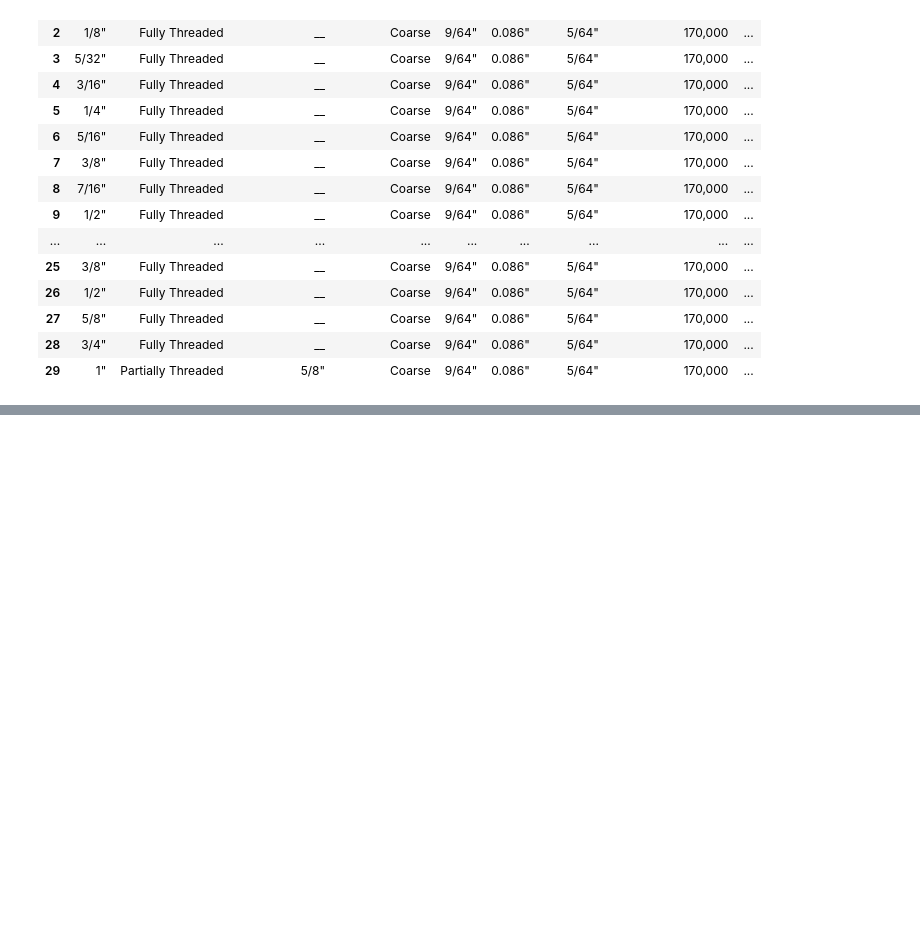
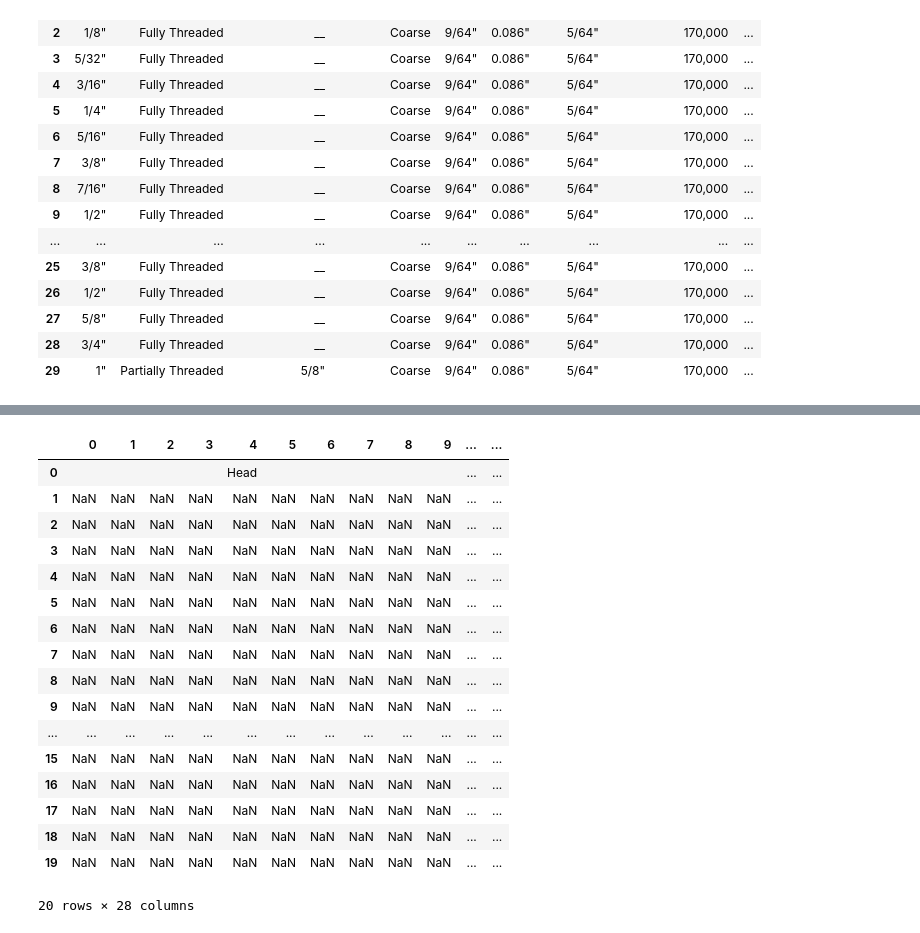
Before and after one commit to adkprakash/data-studio-rag, a Jupyter notebook: final.ipynb, the cells around one changed output, grey strips where cells are left out. Cells and saved outputs as stored; diff of their text form; code cells hidden in the pictures; blank space fills up the shorter version.

```diff
--- a/final.ipynb
+++ b/final.ipynb
@@ -206,3 +211,9 @@ assign_material_surface_df.head(35)
 | 27 | 5/8" | Fully Threaded | __ | Coarse | 9/64" | 0.086" | 5/64" | 170,000 | ... |
 | 28 | 3/4" | Fully Threaded | __ | Coarse | 9/64" | 0.086" | 5/64" | 170,000 | ... |
 | 29 | 1" | Partially Threaded | 5/8" | Coarse | 9/64" | 0.086" | 5/64" | 170,000 | ... |
+# %%
+"""header_df[3].columns = header_df[3].iloc[0]
+header_df[3] = header_df[3].reset_index(drop=True)
+
+
+assign_material_surface_df.columns = header_df[3].columns"""
@@ -208,0 +288,2 @@ assign_material_surface_df.head(35)
+# %%
+body_sliced = assign_material_surface_df.reset_index(drop=True)
@@ -208,0 +310,23 @@ assign_material_surface_df.head(35)
+# %%
+merged_df = pd.concat([header_sliced, body_sliced], axis=1)
+# %%
+merged_df.head(20)
+# %% [output]
+|  | 0 | 1 | 2 | 3 | 4 | 5 | 6 | 7 | 8 | 9 | ... | ... |
+| 0 |  |  |  |  | Head |  |  |  |  |  | ... | ... |
+| 1 | NaN | NaN | NaN | NaN | NaN | NaN | NaN | NaN | NaN | NaN | ... | ... |
+| 2 | NaN | NaN | NaN | NaN | NaN | NaN | NaN | NaN | NaN | NaN | ... | ... |
+| 3 | NaN | NaN | NaN | NaN | NaN | NaN | NaN | NaN | NaN | NaN | ... | ... |
+| 4 | NaN | NaN | NaN | NaN | NaN | NaN | NaN | NaN | NaN | NaN | ... | ... |
+| 5 | NaN | NaN | NaN | NaN | NaN | NaN | NaN | NaN | NaN | NaN | ... | ... |
+| 6 | NaN | NaN | NaN | NaN | NaN | NaN | NaN | NaN | NaN | NaN | ... | ... |
+| 7 | NaN | NaN | NaN | NaN | NaN | NaN | NaN | NaN | NaN | NaN | ... | ... |
+| 8 | NaN | NaN | NaN | NaN | NaN | NaN | NaN | NaN | NaN | NaN | ... | ... |
+| 9 | NaN | NaN | NaN | NaN | NaN | NaN | NaN | NaN | NaN | NaN | ... | ... |
+| ... | ... | ... | ... | ... | ... | ... | ... | ... | ... | ... | ... | ... |
+| 15 | NaN | NaN | NaN | NaN | NaN | NaN | NaN | NaN | NaN | NaN | ... | ... |
+| 16 | NaN | NaN | NaN | NaN | NaN | NaN | NaN | NaN | NaN | NaN | ... | ... |
+| 17 | NaN | NaN | NaN | NaN | NaN | NaN | NaN | NaN | NaN | NaN | ... | ... |
+| 18 | NaN | NaN | NaN | NaN | NaN | NaN | NaN | NaN | NaN | NaN | ... | ... |
+| 19 | NaN | NaN | NaN | NaN | NaN | NaN | NaN | NaN | NaN | NaN | ... | ... |
+20 rows × 28 columns
```
Also changed, not shown: parts of 13 cells of this notebook, 3 other files.
